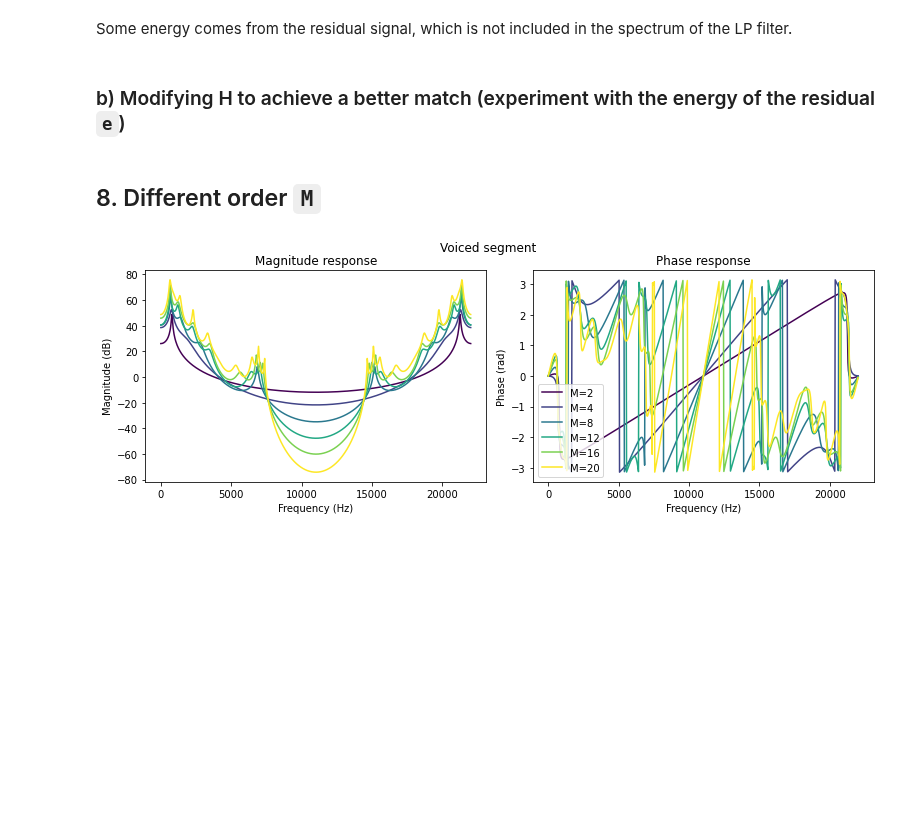
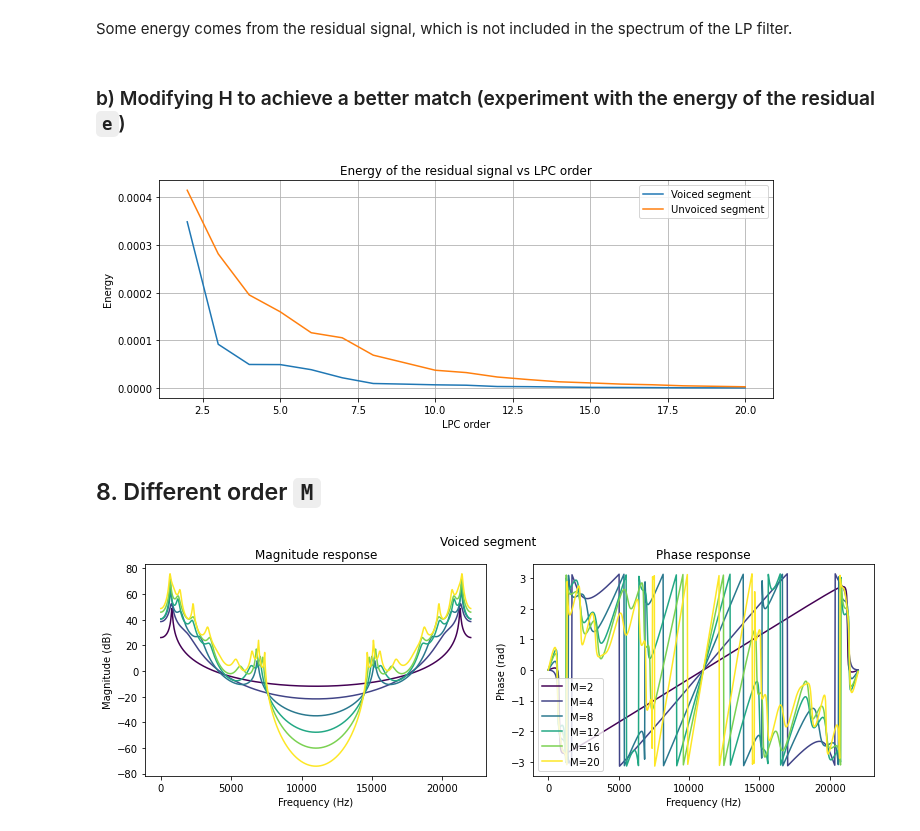
Before and after one commit to iibrahimli/ssp_sose2023, a Jupyter notebook: Exercise3/exercise3.ipynb, the cells around one changed output. Drawn from its saved outputs; the diff is of its cells as text; code cells hidden in the pictures; blank space fills up the shorter version.

Commit message:
plot energy of residual vs LPC order

```diff
--- a/Exercise3/exercise3.ipynb
+++ b/Exercise3/exercise3.ipynb
@@ -205,3 +203,26 @@ def energy(s):
+# %%
+# Plot energy of the residual signal vs LPC order
+orders = np.arange(2, 21)
+voiced_energies = []
+unvoiced_energies = []
+
+for M in orders:
+    a_voiced = estimate_filter(voiced_s, M)
+    a_unvoiced = estimate_filter(unvoiced_s, M)
+
+    voiced_energies.append(energy(lfilter(np.concatenate(([1], a_voiced)), 1, voiced_s)))
+    unvoiced_energies.append(energy(lfilter(np.concatenate(([1], a_unvoiced)), 1, unvoiced_s)))
+
+fig, ax = plt.subplots(1, 1)
+ax.plot(orders, voiced_energies, label="Voiced segment")
+ax.plot(orders, unvoiced_energies, label="Unvoiced segment")
+ax.set_title("Energy of the residual signal vs LPC order")
+ax.set_xlabel("LPC order")
+ax.set_ylabel("Energy")
+ax.grid()
+ax.legend();
+# %% [output]
+[figure, added]
 # %% [markdown]
 ## 8. Different order `M`
 # %%
```
Also changed, not shown: parts of 3 cells of this notebook.
